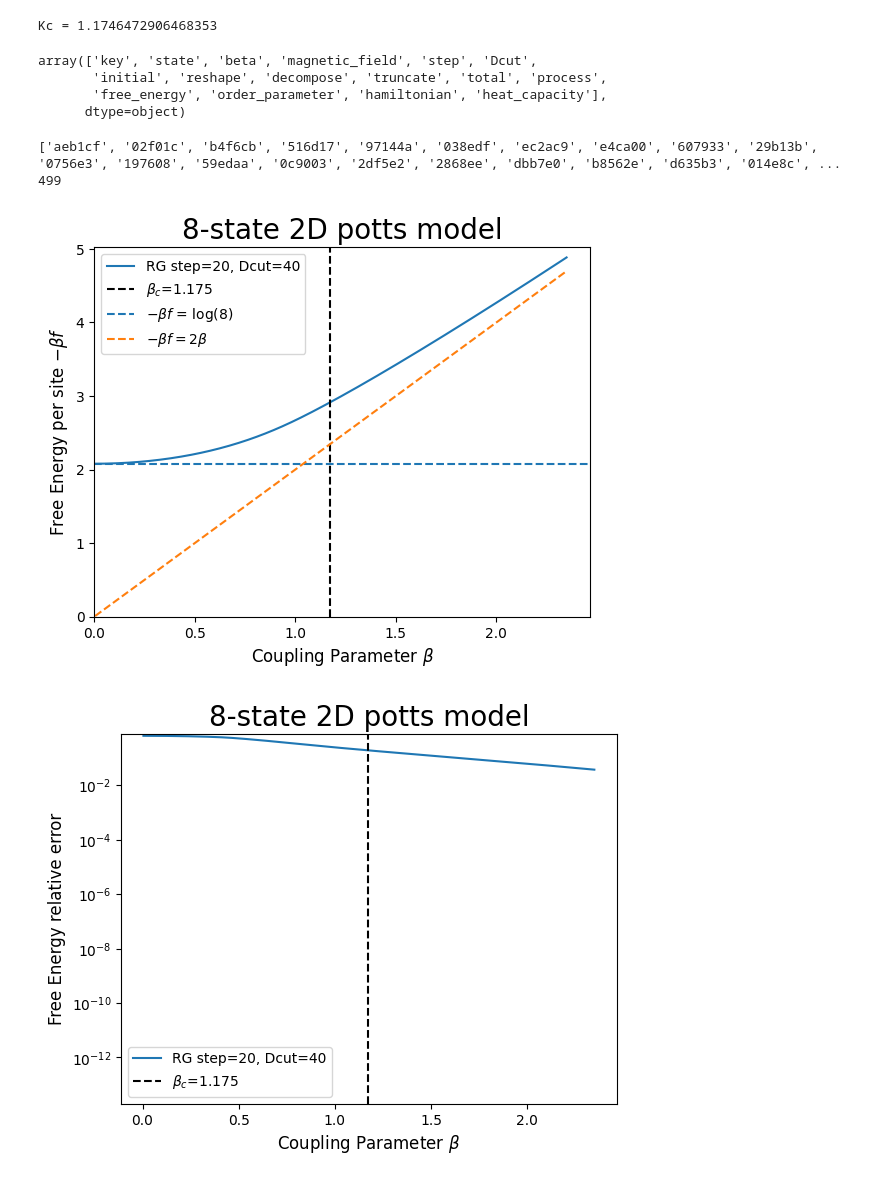
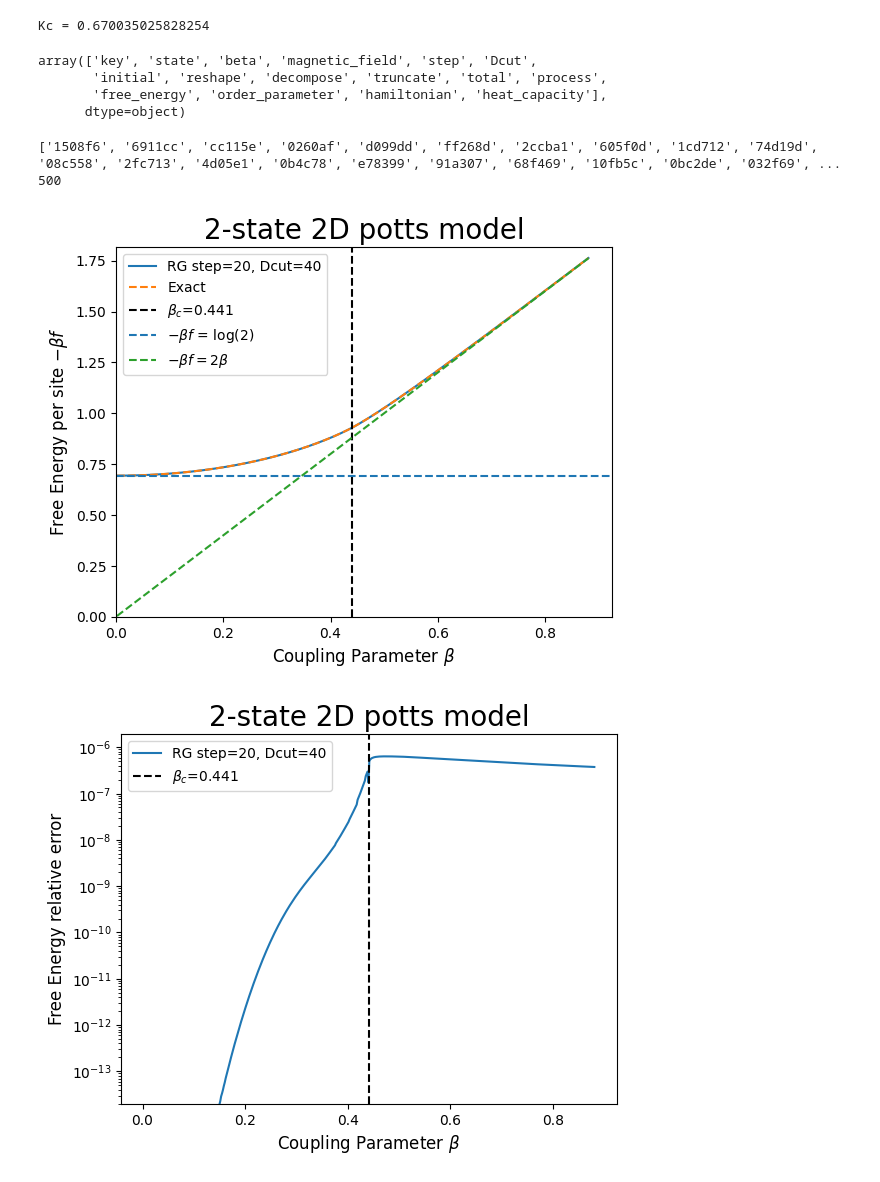
Before and after one commit to LEE-SungBin/TensorNetwork, a Jupyter notebook: TRG/analysis.ipynb, the cells around one changed output. Cells and saved outputs as stored; diff of their text form; code cells hidden in the pictures.

```diff
--- a/TRG/analysis.ipynb
+++ b/TRG/analysis.ipynb
@@ -15,7 +15,7 @@ from lib.base_function import (
     exact_internal_energy, exact_heat_capacity
 )
 # %%
-state = 8
+state = 3 # * Ising model
 if state == 0: Kc = 1.12
 else: Kc = (state-1)*np.log(1+np.sqrt(state))/state
 
@@ -25,7 +25,7 @@ step, Dcut = 20, 40
 df = load_result(state=state, step=step, Dcut=Dcut)
 df.columns.values
 # %% [output]
-Kc = 1.1746472906468353
+Kc = 0.670035025828254
 array(['key', 'state', 'beta', 'magnetic_field', 'step', 'Dcut',
        'initial', 'reshape', 'decompose', 'truncate', 'total', 'process',
        'free_energy', 'order_parameter', 'hamiltonian', 'heat_capacity'],
@@ -38,8 +38,8 @@ delete = df
 print(list(delete["key"]))
 print(len(list(delete["key"])))
 # %% [output]
-['aeb1cf', '02f01c', 'b4f6cb', '516d17', '97144a', '038edf', 'ec2ac9', 'e4ca00', '607933', '29b13b', '0756e3', '197608', '59edaa', '0c9003', '2df5e2', '2868ee', 'dbb7e0', 'b8562e', 'd635b3', '014e8c', ...
-499
+['1508f6', '6911cc', 'cc115e', '0260af', 'd099dd', 'ff268d', '2ccba1', '605f0d', '1cd712', '74d19d', '08c558', '2fc713', '4d05e1', '0b4c78', 'e78399', '91a307', '68f469', '10fb5c', '0bc2de', '032f69', ...
+500
 # %%
 # delete_result(list(delete["key"]))
 # %%
@@ -52,35 +52,35 @@ def free_energy(target_step): # * free energy = log(분배함수 Z) / N
     for free in df["free_energy"]:
         free_energy.append(free[target_step-1])
     return np.array(free_energy)
 
 def get_beta(df):
     beta = []
     for params in df["beta"]:
         beta.append(params)
     return np.array(beta)
 
 beta = get_beta(df)
 target_step = 20
 
 ax.plot(beta, free_energy(target_step),
         label=f"RG step={target_step}, Dcut={Dcut}")
-# ax.plot(beta, exact_free_energy(beta), linestyle="--", label=f"Exact")
+ax.plot(beta, exact_free_energy(beta), linestyle="--", label=f"Exact")
 # ax.set_yscale("log")
 ax.set_xlim([0, None])
 ax.set_ylim([0, None])
 
 ax.set_title(rf"{state}-state 2D potts model", size=20)
 ax.set_ylabel(rf"Free Energy per site $-\beta f$", size=12)
 ax.set_xlabel(rf"Coupling Parameter $\beta$", size=12)
 ax.axvline(Kc, linestyle="--", color="k", label=rf"$\beta_c$={Kc:.3f}")
 if state != 0: ax.axhline(np.log(state), linestyle="--", label=rf"$- \beta f$ = log({state})")
 ax.plot(beta, 2*beta, linestyle="--", label=rf"$- \beta f=2\beta$")
 
 plt.legend()
 # plt.savefig(f"./fig/{state}-state Free energy.jpg")
 plt.show()
 # %% [output]
-[figure, old version]
+[figure, new version]
 # %%
 fig, ax = plt.subplots()
 
@@ -100,5 +100,5 @@ plt.legend()
 # plt.savefig("./fig/{state}-state Free energy relative error.jpg")
 plt.show()
 # %% [output]
-[figure, old version]
+[figure, new version]
 # %%
```
Also changed, not shown: parts of 3 cells of this notebook, 5 other files.
